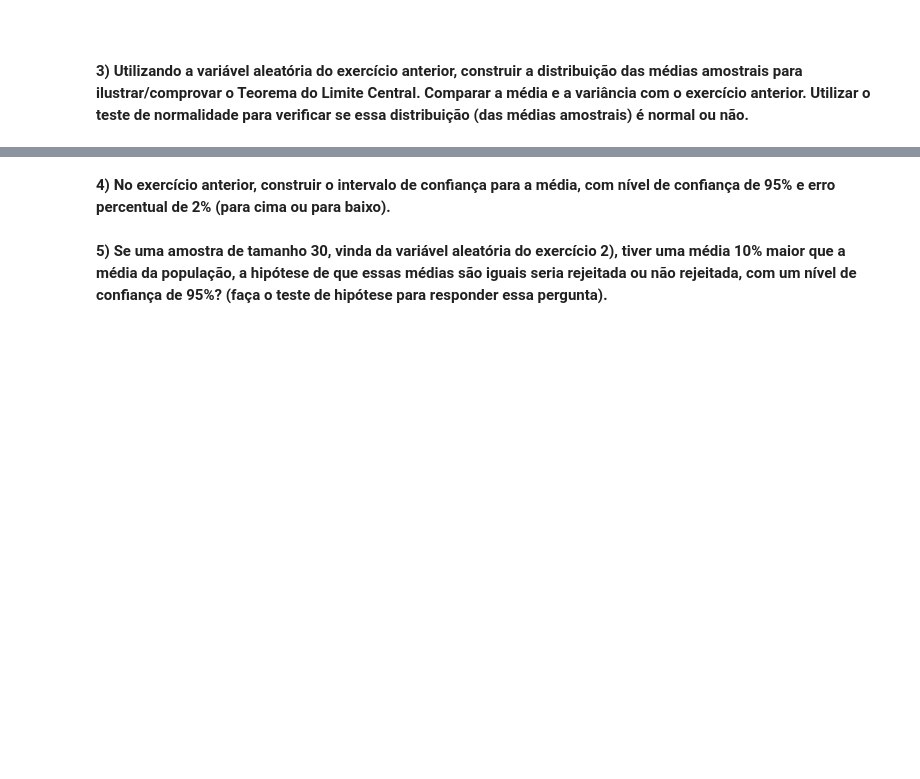
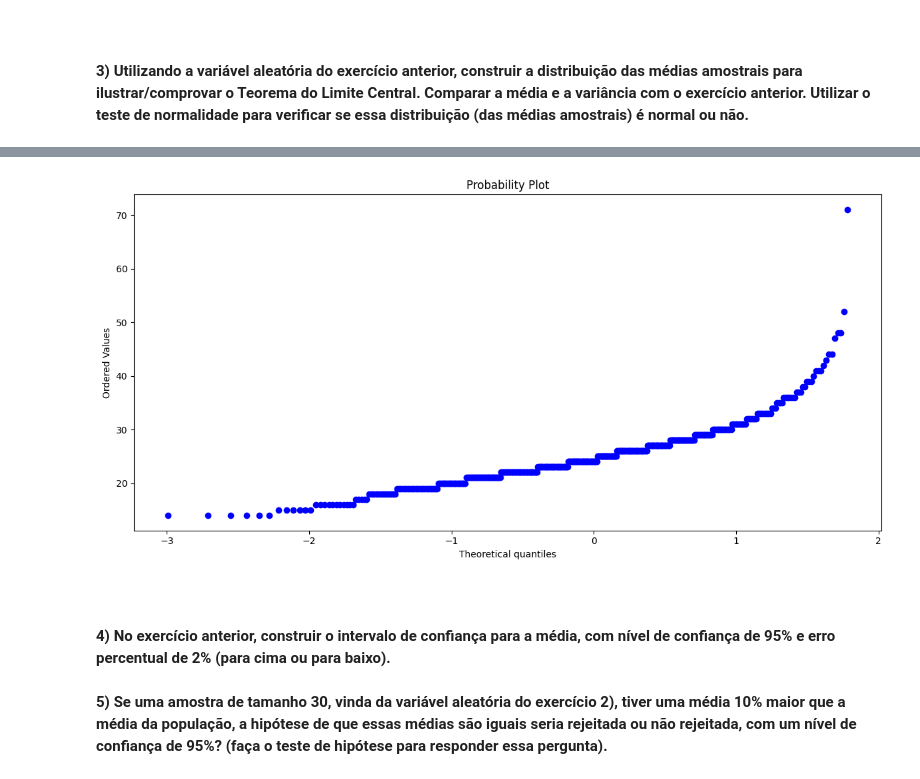
Before and after one commit to lorenaaxbastos/sc-estatistica, a Jupyter notebook: projeto_estatistica.ipynb, the cells around one changed output, grey strips where cells are left out. Saved outputs shown, nothing was run; the diff lists cells and outputs as text; code cells hidden in the pictures; blank space fills up the shorter version.

```diff
--- a/projeto_estatistica.ipynb
+++ b/projeto_estatistica.ipynb
@@ -206,3 +280,13 @@ isf 25.0 (SciPy)
+# %%
+fig, ax = plt.subplots(figsize=(12, 6))
+stats.probplot(df["Age"].sample(n), plot=ax)
+
+plt.tight_layout()
+plt.show()
+# %% [output]
+[figure, added]
+# %% [markdown]
+###
 # %% [markdown]
 __4) No exercício anterior, construir o intervalo de confiança para a média, com nível de confiança de 95% e erro percentual de 2% (para cima ou para baixo).__
 # %% [markdown]
```
Also changed, not shown: parts of 6 cells of this notebook.
